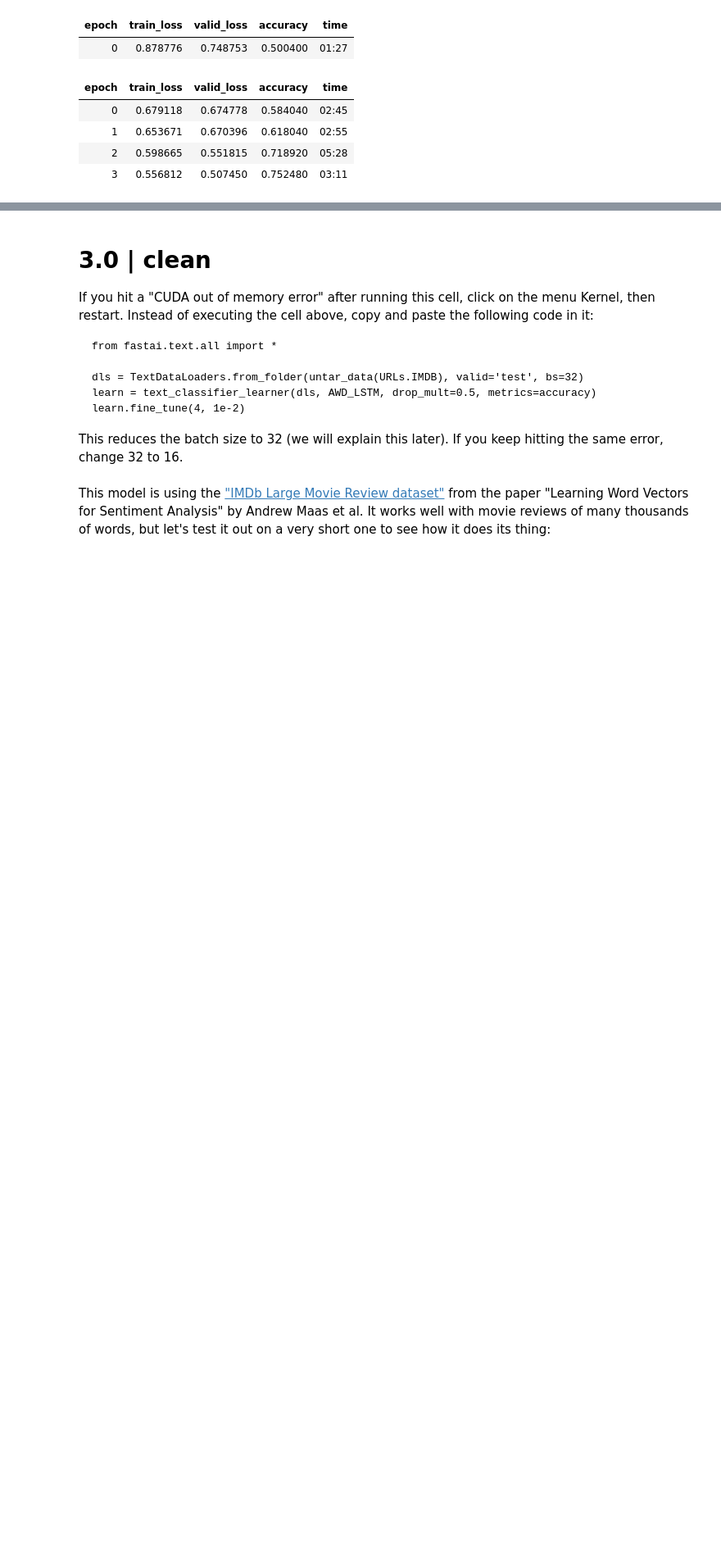
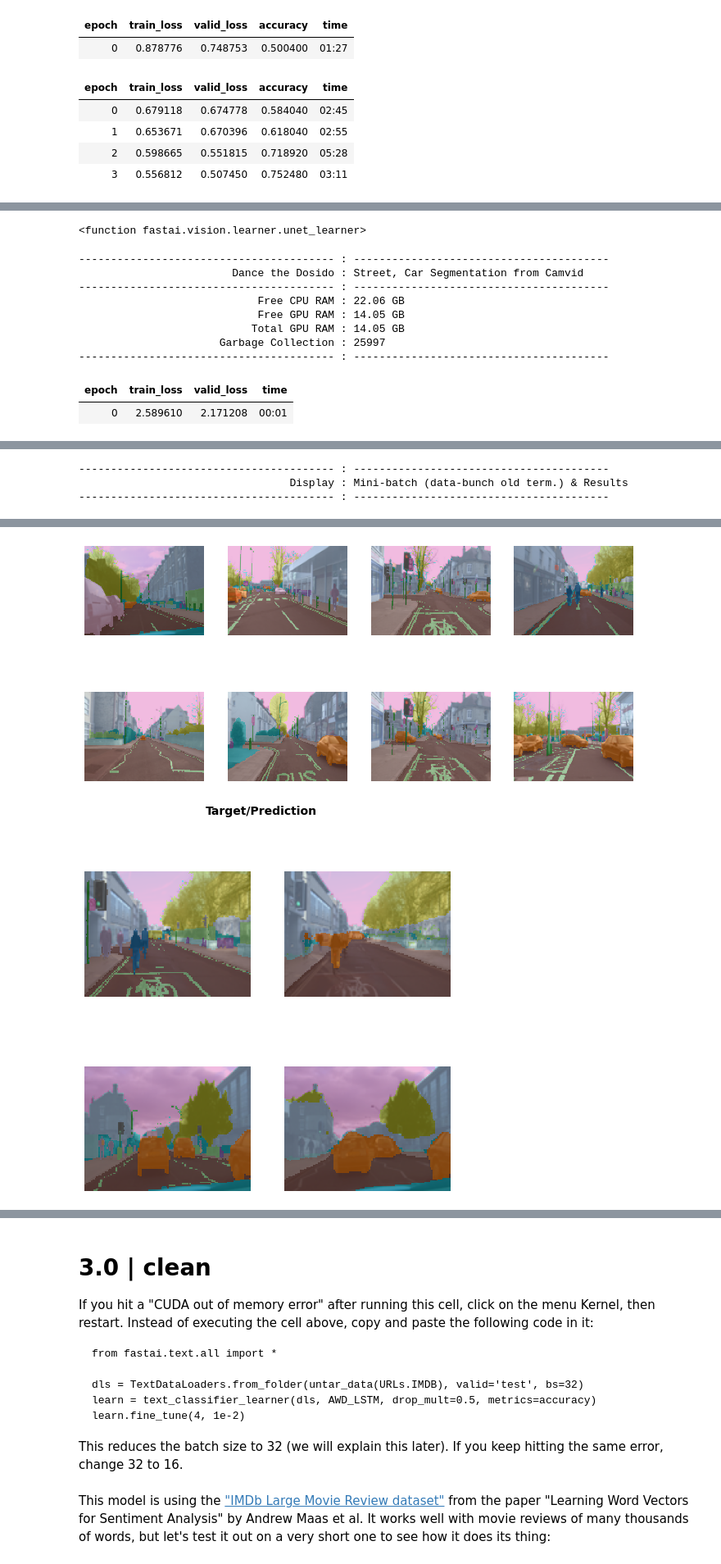
Before and after one commit to duchaba/fastbook, a Jupyter notebook: fastaibook_01_intro_d0hz.ipynb, the cells around one changed output, grey strips where cells are left out. Shown at 82% size. Saved outputs shown, nothing was run; the diff lists cells and outputs as text; code cells hidden in the pictures; blank space fills up the shorter version.

```diff
--- a/fastaibook_01_intro_d0hz.ipynb
+++ b/fastaibook_01_intro_d0hz.ipynb
@@ -1391,0 +1406,4 @@ learn.fine_tune(4, 1e-2)
+# %%
+unet_learner
+# %% [output]
+<function fastai.vision.learner.unet_learner>
@@ -1391,0 +1451,14 @@ learn.fine_tune(4, 1e-2)
+# %%
+# do it Rocky
+rocky.dance_dosido_img_segm(base_arch=torchvision.models.resnet.resnet18, epoch=12)
+# %% [output]
+---------------------------------------- : ----------------------------------------
+                        Dance the Dosido : Street, Car Segmentation from Camvid
+---------------------------------------- : ----------------------------------------
+                            Free CPU RAM : 22.06 GB
+                            Free GPU RAM : 14.05 GB
+                           Total GPU RAM : 14.05 GB
+                      Garbage Collection : 25997
+---------------------------------------- : ----------------------------------------
+| epoch | train_loss | valid_loss | time |
+| 0 | 2.589610 | 2.171208 | 00:01 |
@@ -1391,0 +1478,3 @@ learn.fine_tune(4, 1e-2)
+---------------------------------------- : ----------------------------------------
+                                 Display : Mini-batch (data-bunch old term.) & Results
+---------------------------------------- : ----------------------------------------
@@ -1391,0 +1482,2 @@ learn.fine_tune(4, 1e-2)
+[figure, added]
+[figure, added]
```
Also changed, not shown: parts of 15 cells of this notebook.
